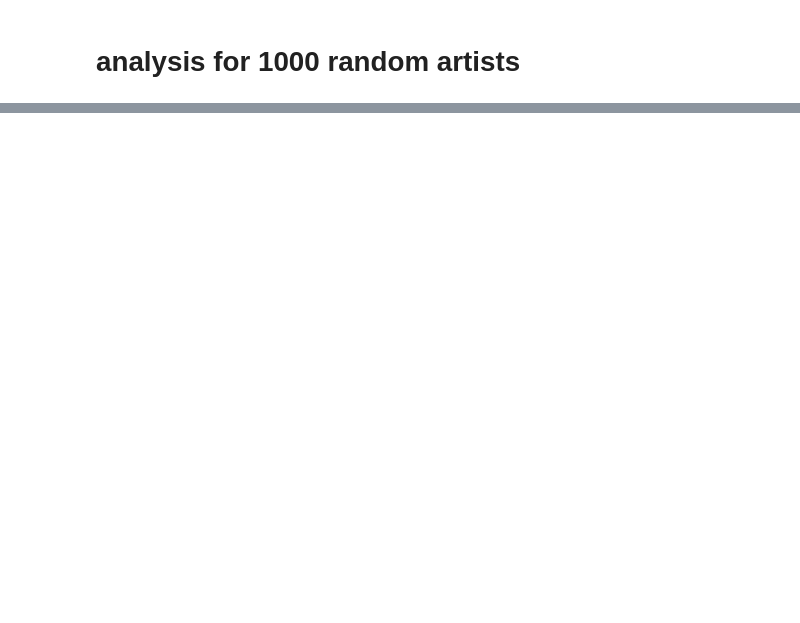
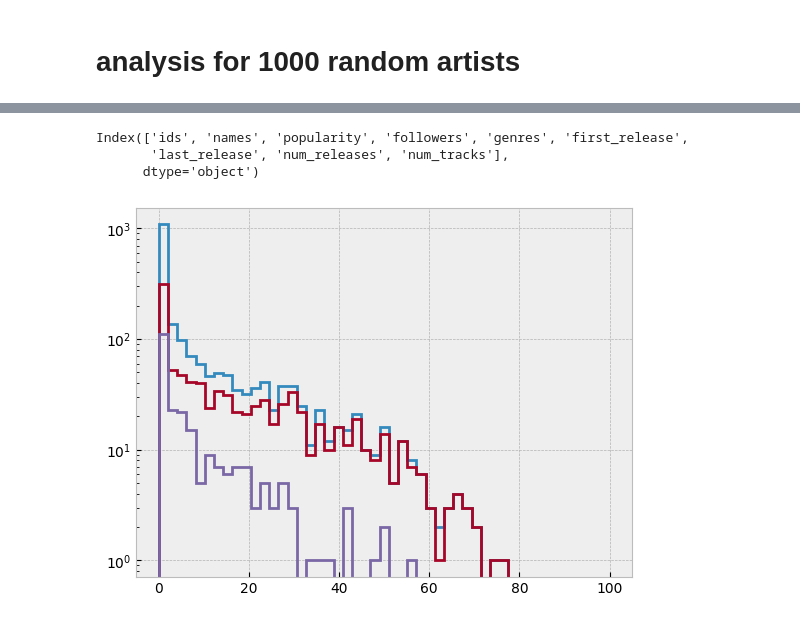
Before and after one commit to sjeffreson/serch, a Jupyter notebook: Do_ArtistNames_analysis.ipynb, the cells around one changed output, grey strips where cells are left out. Cells and saved outputs as stored; diff of their text form; code cells hidden in the pictures; blank space fills up the shorter version.

```diff
--- a/Do_ArtistNames_analysis.ipynb
+++ b/Do_ArtistNames_analysis.ipynb
@@ -42,0 +65,13 @@ dict_keys(['ids', 'names', 'popularity', 'followers', 'genres', 'first_release',
+# %%
+legacy_artist_info = data.get_legacy_artists()
+# %%
+print(data.artist_info.keys())
+plt.hist(data.artist_info['popularity'], bins=np.linspace(0, 100, 50), histtype='step', lw=2, log=True)
+plt.hist(active_artist_info['popularity'], bins=np.linspace(0, 100, 50), histtype='step', lw=2, log=True)
+plt.hist(legacy_artist_info['popularity'], bins=np.linspace(0, 100, 50), histtype='step', lw=2, log=True)
+plt.show()
+# %% [output]
+Index(['ids', 'names', 'popularity', 'followers', 'genres', 'first_release',
+       'last_release', 'num_releases', 'num_tracks'],
+      dtype='object')
+[figure, added]
```
Also changed, not shown: parts of 11 cells of this notebook, 3 other files.
